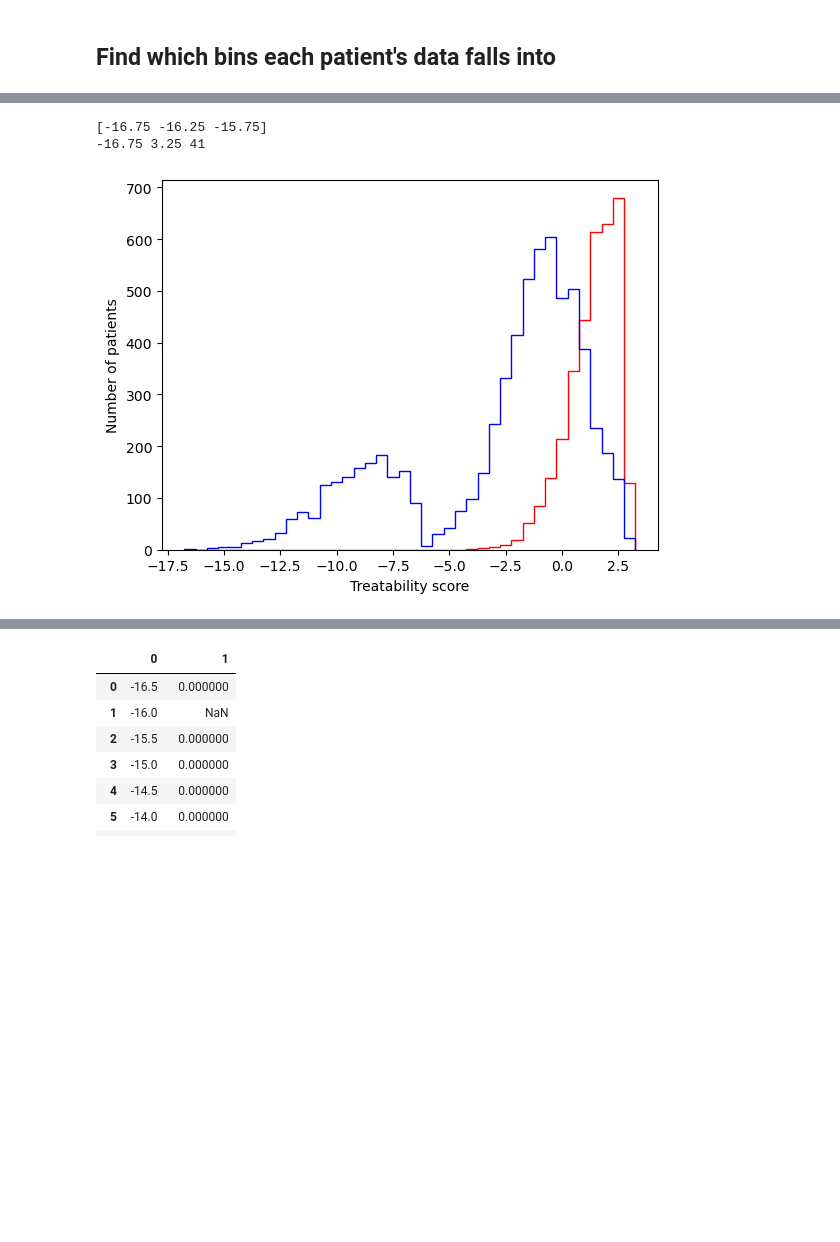
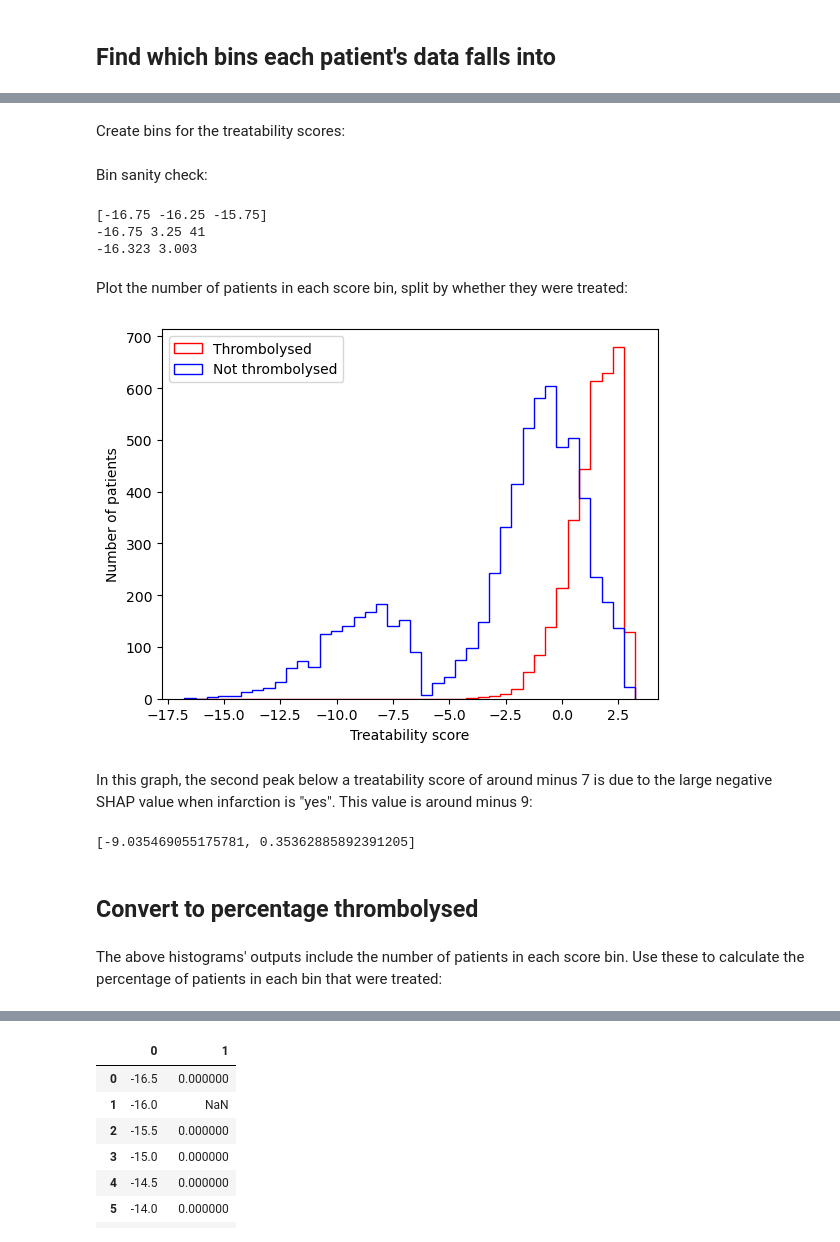
Before and after one commit to stroke-modelling/stroke-utilities, a Jupyter notebook: docs/04_treatability_score.ipynb, the cells around one changed output, grey strips where cells are left out. Saved outputs shown, nothing was run; the diff lists cells and outputs as text; code cells hidden in the pictures; blank space fills up the shorter version.

```diff
--- a/docs/04_treatability_score.ipynb
+++ b/docs/04_treatability_score.ipynb
@@ -519,9 +458,10 @@ def collect_mean_shaps_for_patient(patient_data, bin_dicts, shap_dicts):
 # %%
-# Look up median shap values for all patients.
 all_patient_shap_values = []
 for p in range(len(X_test)):
     this_patient_data = X_test.loc[p]
-    shap_values_for_patient = collect_mean_shaps_for_patient(this_patient_data, bin_dicts, median_dicts)
+    shap_values_for_patient = collect_mean_shaps_for_patient(
+        this_patient_data, bin_dicts, median_dicts)
     # Convert dict to series:
-    shap_values_for_patient = pd.Series(shap_values_for_patient.values(), shap_values_for_patient.keys())
+    shap_values_for_patient = pd.Series(
+        shap_values_for_patient.values(), shap_values_for_patient.keys())
     all_patient_shap_values.append(shap_values_for_patient)
@@ -549,3 +474,3 @@ df_all_patient_shap_values.head(5).T
 # %%
-# Sum the SHAP values for all patients
-df_all_patient_shap_values['sum'] = df_all_patient_shap_values.sum(axis=1)
+df_all_patient_shap_values['treatability_score'] = (
+    df_all_patient_shap_values.sum(axis=1))
@@ -567,3 +499,3 @@ df_all_patient_shap_values.T
 # %%
-mask_thrombolysed = y_test == 1
-mask_not_thrombolysed = y_test != 1
+mask_thrombolysed = (y_test == 1)
+mask_not_thrombolysed = (y_test != 1)
@@ -578,31 +502,55 @@ df_all_patient_shap_values['sum'].max()
+# %% [markdown]
+Create bins for the treatability scores:
 # %%
+# Step between bins:
 step = 0.5
 
+# Bins with this step and a range spanning all scores:
 hist_bins = step * np.arange(
-    df_all_patient_shap_values['sum'].min() // step,
-    2.0 + (df_all_patient_shap_values['sum'].max() // step),
+    df_all_patient_shap_values['treatability_score'].min() // step,
+    2.0 + (df_all_patient_shap_values['treatability_score'].max() // step),
     1
     ) - (0.5 * step)
-
-print(hist_bins[:3])
-print(min(hist_bins), max(hist_bins), len(hist_bins))
+# The final  - (0.5 * step) is included so that the middle of the bins
+# are multiples of step.
-# %% [output]
-[-16.75 -16.25 -15.75]
--16.75 3.25 41
+# %% [markdown]
+Bin sanity check:
+# %%
+print(hist_bins[:3])
+print(min(hist_bins), max(hist_bins), len(hist_bins))
+print(f'{df_all_patient_shap_values["treatability_score"].min():.3f}',
+      f'{df_all_patient_shap_values["treatability_score"].max():.3f}')
+# %% [output]
+[-16.75 -16.25 -15.75]
+-16.75 3.25 41
+-16.323 3.003
+# %% [markdown]
+Plot the number of patients in each score bin, split by whether they were treated:
 # %%
 fig, ax = plt.subplots()
 
 n_thrombolysed, bins, patches = ax.hist(
-    df_all_patient_shap_values['sum'][mask_thrombolysed],
-    bins=hist_bins, color='r', histtype='step')
+    df_all_patient_shap_values['treatability_score'][mask_thrombolysed],
+    bins=hist_bins, color='r', histtype='step', label='Thrombolysed')
 n_not_thrombolysed, bins, patches = ax.hist(
-    df_all_patient_shap_values['sum'][mask_not_thrombolysed],
-    bins=hist_bins, color='b', histtype='step')
+    df_all_patient_shap_values['treatability_score'][mask_not_thrombolysed],
+    bins=hist_bins, color='b', histtype='step', label='Not thrombolysed')
 
 ax.set_xlabel('Treatability score')
 ax.set_ylabel('Number of patients')
+ax.legend()
 plt.show()
 # %% [output]
-[figure, old version]
+[figure, new version]
+# %% [markdown]
+In this graph, the second peak below a treatability score of around minus 7 is due to the large negative SHAP value when infarction is "yes". This value is around minus 9:
+# %%
+median_dicts['infarction']
+# %% [output]
+[-9.035469055175781, 0.35362885892391205]
+# %% [markdown]
+## Convert to percentage thrombolysed
+# %% [markdown]
+The above histograms' outputs include the number of patients in each score bin. Use these to calculate the percentage of patients in each bin that were treated:
 # %%
 perc_thrombolysed = 100.0 * n_thrombolysed / (n_thrombolysed + n_not_thrombolysed)
```
Also changed, not shown: parts of 66 cells of this notebook.
